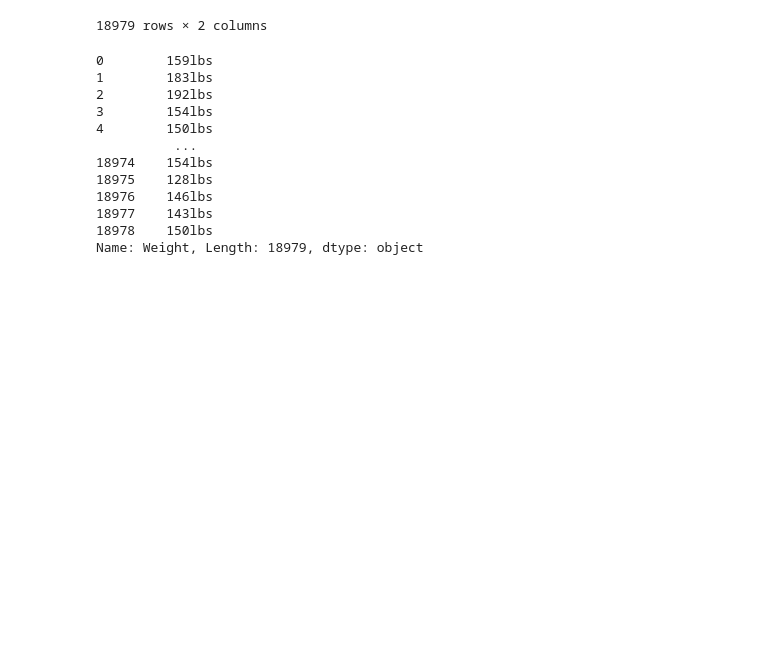
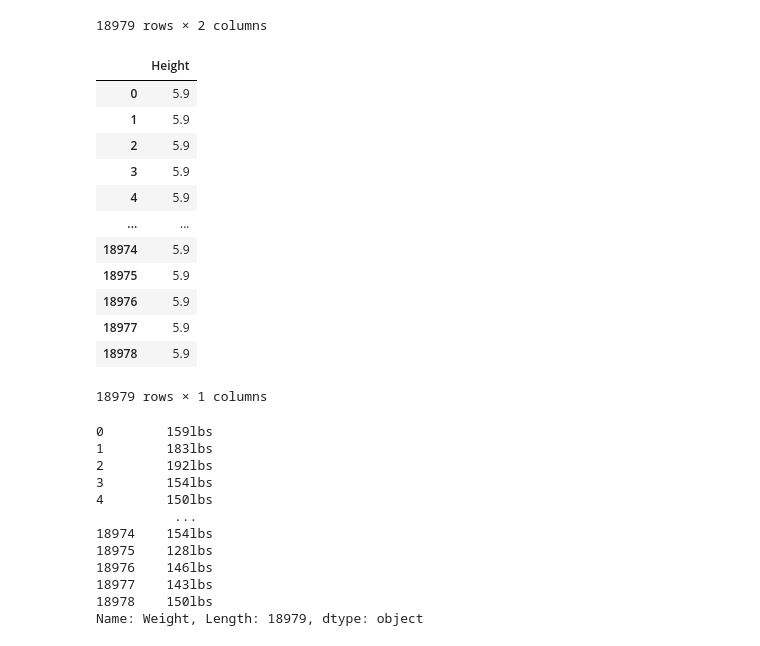
Before and after one commit to ayoub22222222/Data_Cleaning_project, a Jupyter notebook: Untitled.ipynb, the cells around one changed output. Cells and saved outputs as stored; diff of their text form; code cells hidden in the pictures; blank space fills up the shorter version.

```diff
--- a/Untitled.ipynb
+++ b/Untitled.ipynb
@@ -93,6 +93,23 @@ df[['Height', 'Weight']]
 # transform Height columns into float data types
 for i in df['Height']:
     df['Height'] = i.replace("'", ".").replace('"', "")
+# %%
+# check if we acheive the right results
+df[["Height"]]
+# %% [output]
+|  | Height |
+| 0 | 5.9 |
+| 1 | 5.9 |
+| 2 | 5.9 |
+| 3 | 5.9 |
+| 4 | 5.9 |
+| ... | ... |
+| 18974 | 5.9 |
+| 18975 | 5.9 |
+| 18976 | 5.9 |
+| 18977 | 5.9 |
+| 18978 | 5.9 |
+18979 rows × 1 columns
 # %%
 df['Height'] = df['Height'].astype(float)
 # %%
```
Also changed, not shown: parts of 6 cells of this notebook.
